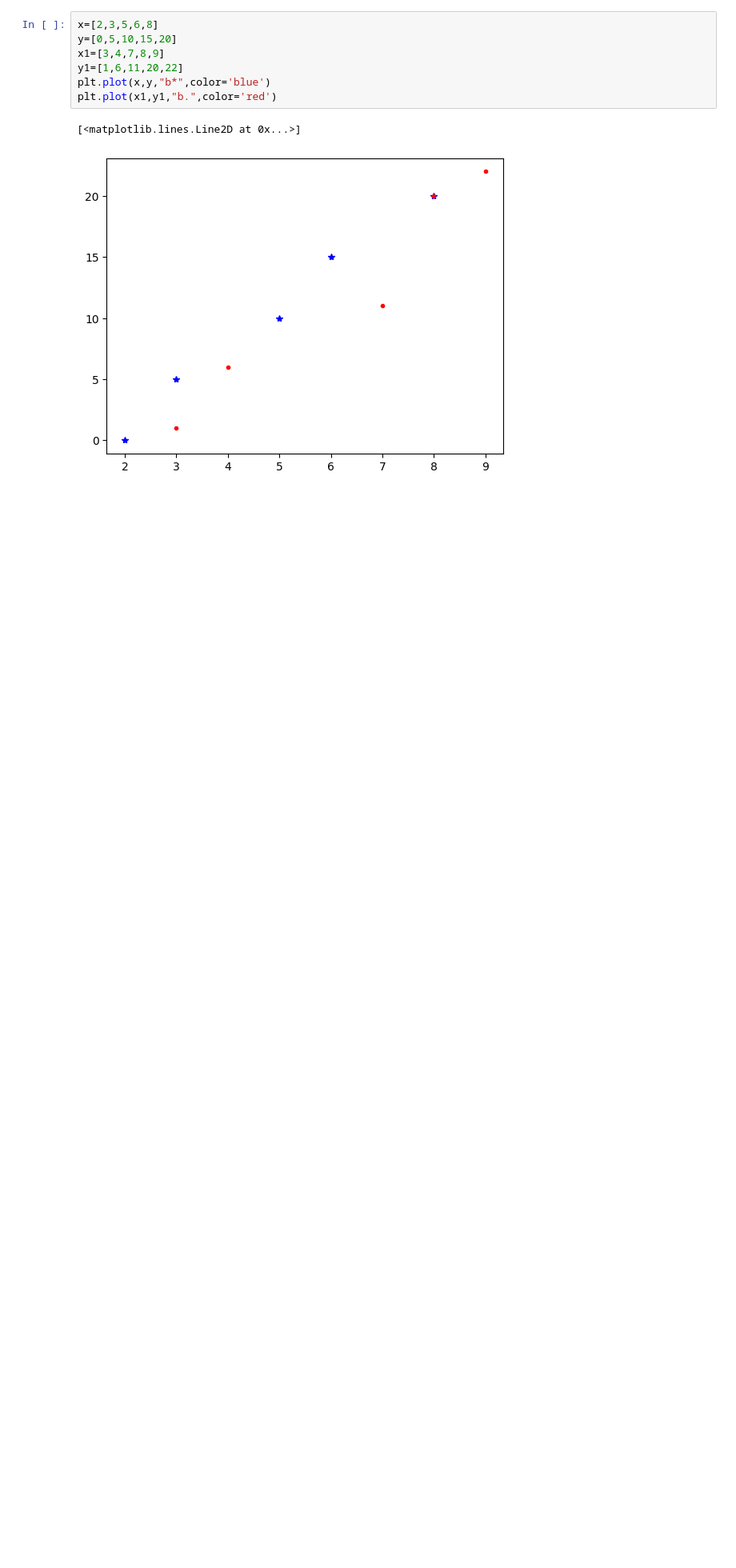
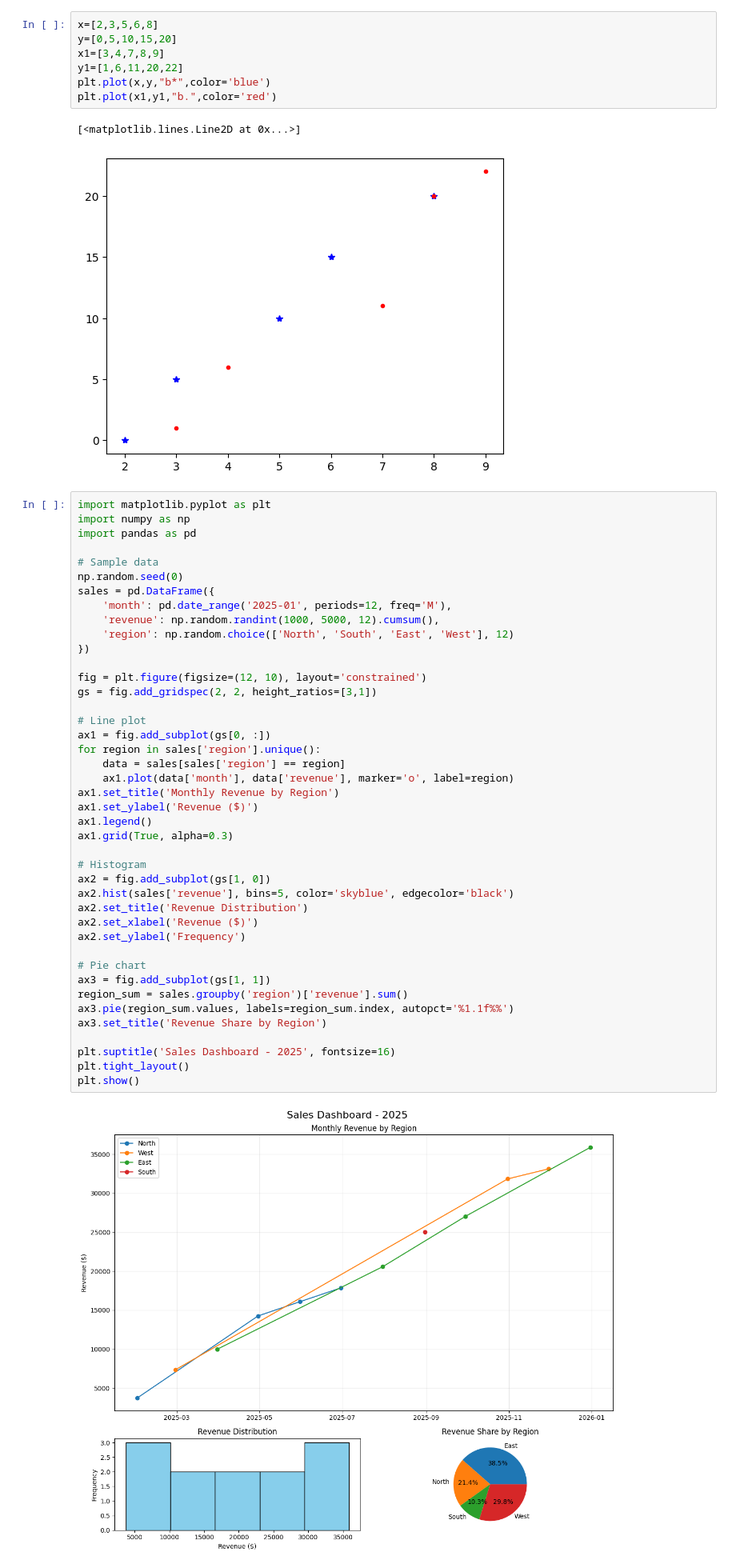
Before and after one commit to Sanya-Katiyar-Eng/ML_Basics, a Jupyter notebook: Practice_question/matplotlib_practice_w3schools.ipynb, the cells around one changed output. Shown at 80% size. Saved outputs shown, nothing was run; the diff lists cells and outputs as text; blank space fills up the shorter version.

Commit message:
add Dashboard using matplotlib

```diff
--- a/Practice_question/matplotlib_practice_w3schools.ipynb
+++ b/Practice_question/matplotlib_practice_w3schools.ipynb
@@ -91,3 +91,47 @@ plt.plot(x1,y1,"b.",color='red')
 # %% [output]
 [<matplotlib.lines.Line2D at 0x...>]
 [figure]
+# %%
+import matplotlib.pyplot as plt
+import numpy as np
+import pandas as pd
+
+# Sample data
+np.random.seed(0)
+sales = pd.DataFrame({
+    'month': pd.date_range('2025-01', periods=12, freq='M'),
+    'revenue': np.random.randint(1000, 5000, 12).cumsum(),
+    'region': np.random.choice(['North', 'South', 'East', 'West'], 12)
+})
+
+fig = plt.figure(figsize=(12, 10), layout='constrained')
+gs = fig.add_gridspec(2, 2, height_ratios=[3,1])
+
+# Line plot
+ax1 = fig.add_subplot(gs[0, :])
+for region in sales['region'].unique():
+    data = sales[sales['region'] == region]
+    ax1.plot(data['month'], data['revenue'], marker='o', label=region)
+ax1.set_title('Monthly Revenue by Region')
+ax1.set_ylabel('Revenue ($)')
+ax1.legend()
+ax1.grid(True, alpha=0.3)
+
+# Histogram
+ax2 = fig.add_subplot(gs[1, 0])
+ax2.hist(sales['revenue'], bins=5, color='skyblue', edgecolor='black')
+ax2.set_title('Revenue Distribution')
+ax2.set_xlabel('Revenue ($)')
+ax2.set_ylabel('Frequency')
+
+# Pie chart
+ax3 = fig.add_subplot(gs[1, 1])
+region_sum = sales.groupby('region')['revenue'].sum()
+ax3.pie(region_sum.values, labels=region_sum.index, autopct='%1.1f%%')
+ax3.set_title('Revenue Share by Region')
+
+plt.suptitle('Sales Dashboard - 2025', fontsize=16)
+plt.tight_layout()
+plt.show()
+# %% [output]
+[figure, added]
```
Also changed, not shown: parts of 1 cell of this notebook.
